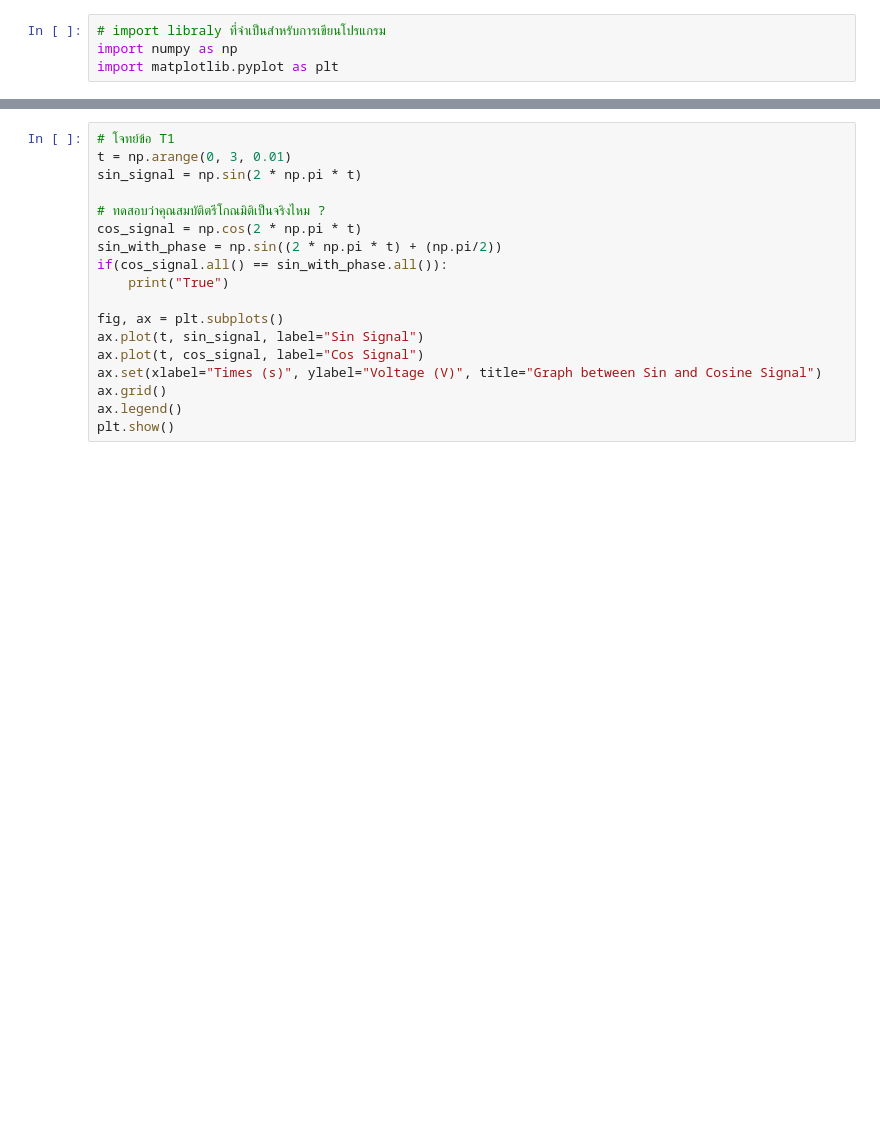
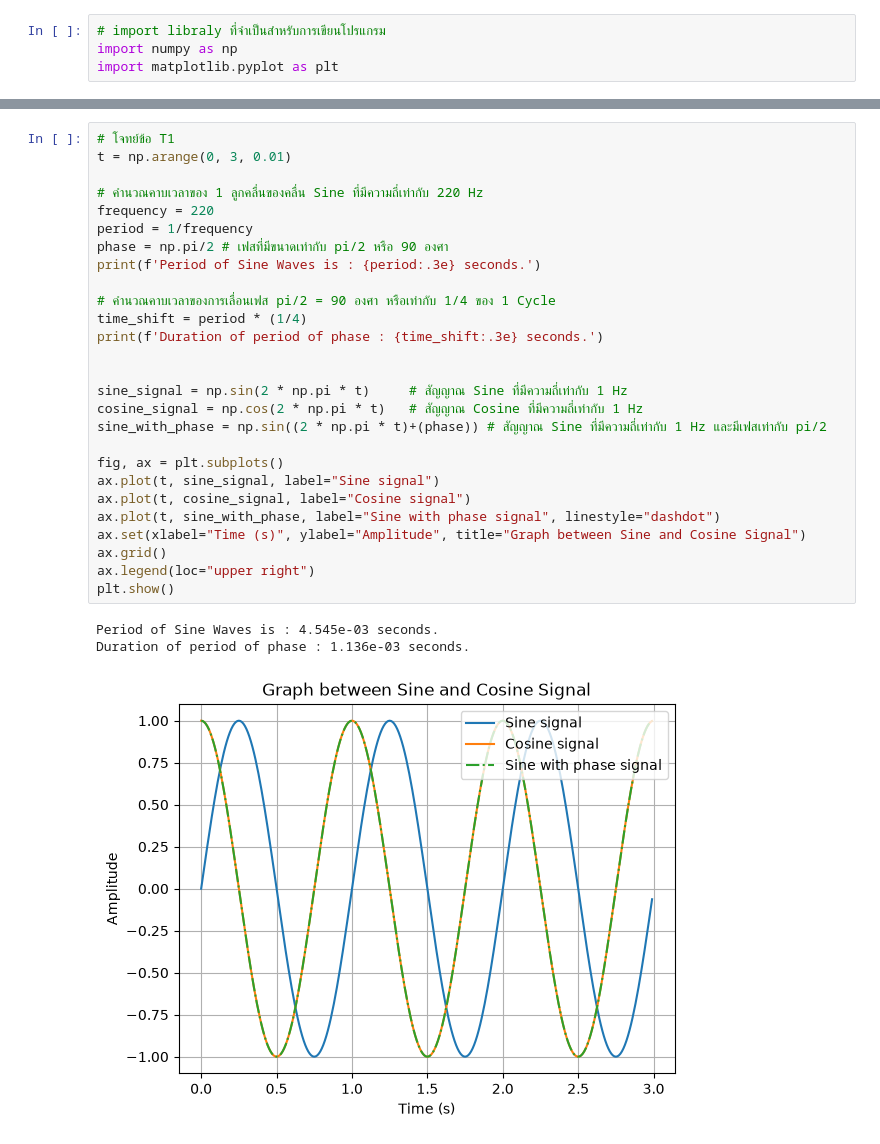
Before and after one commit to ohm-arthakorn/audio-based_music_recommendation, a Jupyter notebook: notebooks/01_DSP_101.ipynb, the cells around one changed output, grey strips where cells are left out. Cells and saved outputs as stored; diff of their text form; blank space fills up the shorter version.

```diff
--- a/notebooks/01_DSP_101.ipynb
+++ b/notebooks/01_DSP_101.ipynb
@@ -24,18 +27,31 @@ T1 : จาก $x(t) = 0.5\sin(2\pi \cdot 220\,t + \pi/2)$ บอกแอมพ
 # %%
 # โจทย์ข้อ T1
 t = np.arange(0, 3, 0.01)
-sin_signal = np.sin(2 * np.pi * t)
 
-# ทดสอบว่าคุณสมบัติตรีโกณมิติเป็นจริงไหม ?
-cos_signal = np.cos(2 * np.pi * t)
-sin_with_phase = np.sin((2 * np.pi * t) + (np.pi/2))
-if(cos_signal.all() == sin_with_phase.all()):
-    print("True")
+# คำนวณคาบเวลาของ 1 ลูกคลื่นของคลื่น Sine ที่มีความถี่เท่ากับ 220 Hz
+frequency = 220
+period = 1/frequency
+phase = np.pi/2 # เฟสที่มีขนาดเท่ากับ pi/2 หรือ 90 องศา
+print(f'Period of Sine Waves is : {period:.3e} seconds.')
+
+# คำนวณคาบเวลาของการเลื่อนเฟส pi/2 = 90 องศา หรือเท่ากับ 1/4 ของ 1 Cycle
+time_shift = period * (1/4)
+print(f'Duration of period of phase : {time_shift:.3e} seconds.')
+
+
+sine_signal = np.sin(2 * np.pi * t)     # สัญญาณ Sine ที่มีความถี่เท่ากับ 1 Hz
+cosine_signal = np.cos(2 * np.pi * t)   # สัญญาณ Cosine ที่มีความถี่เท่ากับ 1 Hz
+sine_with_phase = np.sin((2 * np.pi * t)+(phase)) # สัญญาณ Sine ที่มีความถี่เท่ากับ 1 Hz และมีเฟสเท่ากับ pi/2
 
 fig, ax = plt.subplots()
-ax.plot(t, sin_signal, label="Sin Signal")
-ax.plot(t, cos_signal, label="Cos Signal")
-ax.set(xlabel="Times (s)", ylabel="Voltage (V)", title="Graph between Sin and Cosine Signal")
+ax.plot(t, sine_signal, label="Sine signal")
+ax.plot(t, cosine_signal, label="Cosine signal")
+ax.plot(t, sine_with_phase, label="Sine with phase signal", linestyle="dashdot")
+ax.set(xlabel="Time (s)", ylabel="Amplitude", title="Graph between Sine and Cosine Signal")
 ax.grid()
-ax.legend()
+ax.legend(loc="upper right")
 plt.show()
+# %% [output]
+Period of Sine Waves is : 4.545e-03 seconds.
+Duration of period of phase : 1.136e-03 seconds.
+[figure, added]
```
Also changed, not shown: parts of 14 cells of this notebook, 2 other files.
